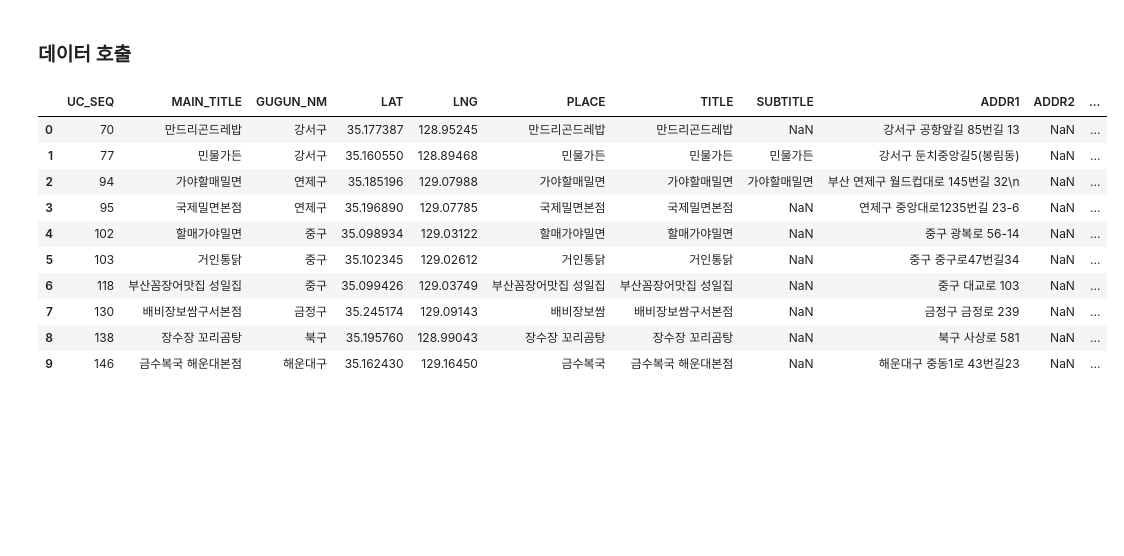
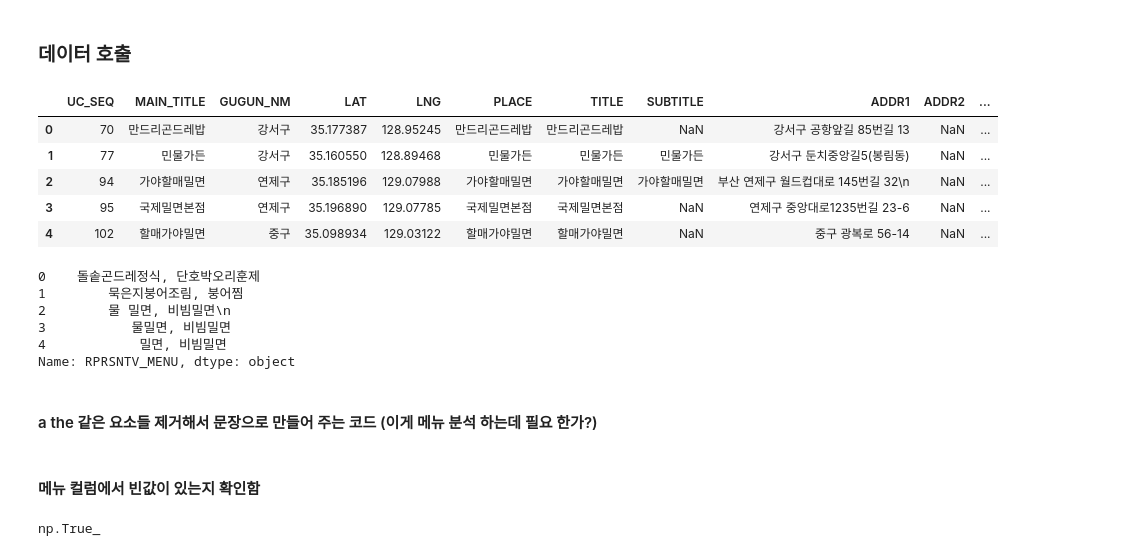
Before and after one commit to jisungs/food_test, a Jupyter notebook: food.ipynb, the cells around one changed output. Cells and saved outputs as stored; diff of their text form; code cells hidden in the pictures; blank space fills up the shorter version.

```diff
--- a/food.ipynb
+++ b/food.ipynb
@@ -8,16 +8,22 @@ import numpy as np
 
 df = pd.read_csv('food_data.csv')
 # %%
-df.head(10)
+df.head(5)
 # %% [output]
 |  | UC_SEQ | MAIN_TITLE | GUGUN_NM | LAT | LNG | PLACE | TITLE | SUBTITLE | ADDR1 | ADDR2 | ... |
 | 0 | 70 | 만드리곤드레밥 | 강서구 | 35.177387 | 128.95245 | 만드리곤드레밥 | 만드리곤드레밥 | NaN | 강서구 공항앞길 85번길 13 | NaN | ... |
 | 1 | 77 | 민물가든 | 강서구 | 35.160550 | 128.89468 | 민물가든 | 민물가든 | 민물가든 | 강서구 둔치중앙길5(봉림동) | NaN | ... |
 | 2 | 94 | 가야할매밀면 | 연제구 | 35.185196 | 129.07988 | 가야할매밀면 | 가야할매밀면 | 가야할매밀면 | 부산 연제구 월드컵대로 145번길 32\n | NaN | ... |
 | 3 | 95 | 국제밀면본점 | 연제구 | 35.196890 | 129.07785 | 국제밀면본점 | 국제밀면본점 | NaN | 연제구 중앙대로1235번길 23-6 | NaN | ... |
 | 4 | 102 | 할매가야밀면 | 중구 | 35.098934 | 129.03122 | 할매가야밀면 | 할매가야밀면 | NaN | 중구 광복로 56-14 | NaN | ... |
-| 5 | 103 | 거인통닭 | 중구 | 35.102345 | 129.02612 | 거인통닭 | 거인통닭 | NaN | 중구 중구로47번길34 | NaN | ... |
-| 6 | 118 | 부산꼼장어맛집 성일집 | 중구 | 35.099426 | 129.03749 | 부산꼼장어맛집 성일집 | 부산꼼장어맛집 성일집 | NaN | 중구 대교로 103 | NaN | ... |
-| 7 | 130 | 배비장보쌈구서본점 | 금정구 | 35.245174 | 129.09143 | 배비장보쌈 | 배비장보쌈구서본점 | NaN | 금정구 금정로 239 | NaN | ... |
-| 8 | 138 | 장수장 꼬리곰탕 | 북구 | 35.195760 | 128.99043 | 장수장 꼬리곰탕 | 장수장 꼬리곰탕 | NaN | 북구 사상로 581 | NaN | ... |
-| 9 | 146 | 금수복국 해운대본점 | 해운대구 | 35.162430 | 129.16450 | 금수복국 | 금수복국 해운대본점 | NaN | 해운대구 중동1로 43번길23 | NaN | ... |
+# %%
+df['RPRSNTV_MENU'].head(5)
+# %% [output]
+0    돌솥곤드레정식, 단호박오리훈제
+1        묵은지붕어조림, 붕어찜
+2        물 밀면, 비빔밀면\n
+3           물밀면, 비빔밀면
+4            밀면, 비빔밀면
+Name: RPRSNTV_MENU, dtype: object
+# %% [markdown]
+#### a the 같은 요소들 제거해서 문장으로 만들어 주는 코드 (이게 메뉴 분석 하는데 필요 한가?)
@@ -23,0 +33,6 @@ df.head(10)
+# %% [markdown]
+#### 메뉴 컬럼에서 빈값이 있는지 확인함
+# %%
+df['RPRSNTV_MENU'].isnull().values.any()
+# %% [output]
+np.True_
```
Also changed, not shown: parts of 43 cells of this notebook, 3 other files.
